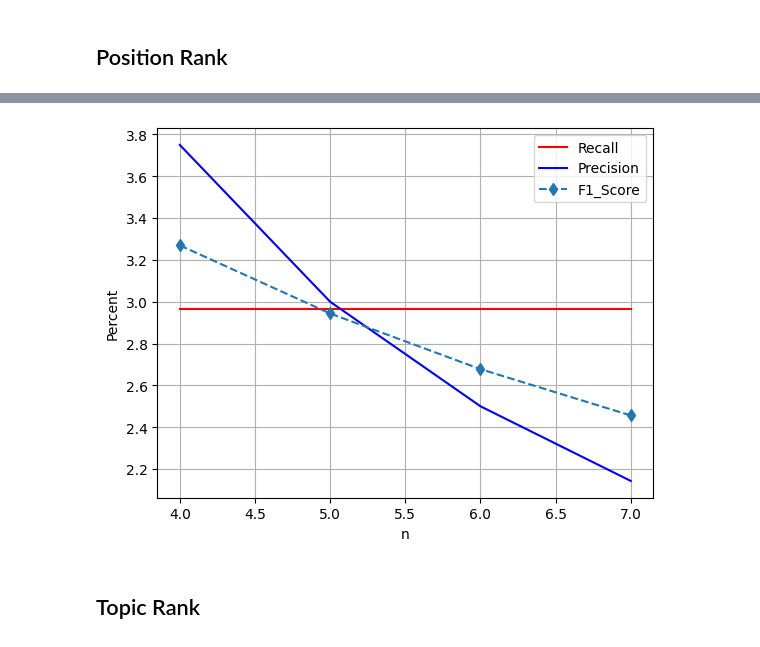
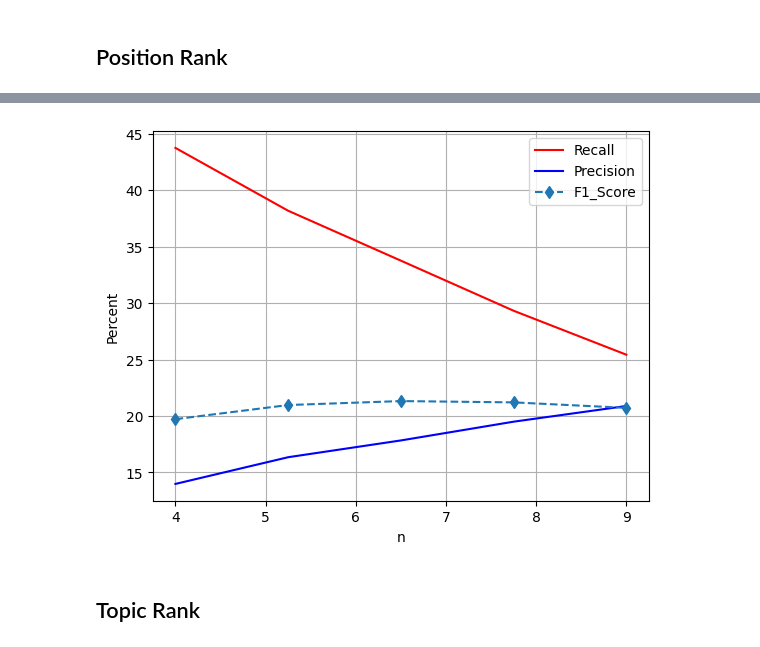
Before and after one commit to Sajjad-Mehrpeyma/KeyPhrase_Extraction, a Jupyter notebook: main.ipynb, the cells around one changed output, grey strips where cells are left out. Drawn from its saved outputs; the diff is of its cells as text; code cells hidden in the pictures.

```diff
--- a/main.ipynb
+++ b/main.ipynb
@@ -430,19 +421,19 @@ def Singlerank(texts, n):
 
     return kp
 # %%
-# precisions = []
-# recalls = []
-# f1_scores = []
-# trues = df.keywords
+precisions = []
+recalls = []
+f1_scores = []
+trues = df.keywords
 
-# for n in range(5, 20):
-#     key_phrases = Singlerank(df.normalized[:20], n)
+for n in range(5, 20):
+    key_phrases = Singlerank(df.normalized[:20], n)
 
-#     prec, rec, f1 = text_metrics(key_phrases, trues)
+    prec, rec, f1 = text_metrics(key_phrases, trues)
 
-#     precisions.append(prec)
-#     recalls.append(rec)
-#     f1_scores.append(f1)
+    precisions.append(prec)
+    recalls.append(rec)
+    f1_scores.append(f1)
 # %%
 ns = np.linspace(5, 19, 15)
 recalls = np.array(recalls)
@@ -563,20 +551,20 @@ Error:
 # %%
-ns = np.linspace(4, 7, 4)
+ns = np.linspace(4, 9, 5)
 recalls = np.array(recalls)
 precisions = np.array(precisions)
 f1_scores = np.array(f1_scores)
 
 plt.plot(ns, recalls*100, 'r', label='Recall')
 plt.plot(ns, precisions*100, 'b', label='Precision')
 plt.plot(ns, f1_scores*100, 'd--', label='F1_Score')
 
 plt.grid(visible=True)
 plt.ylabel('Percent')
 plt.xlabel('n')
 
 leg = plt.legend()
 # %% [output]
-[figure, old version]
+[figure, new version]
 # %% [markdown]
 ## Topic Rank
 # %%
```
Also changed, not shown: parts of 32 cells of this notebook.
